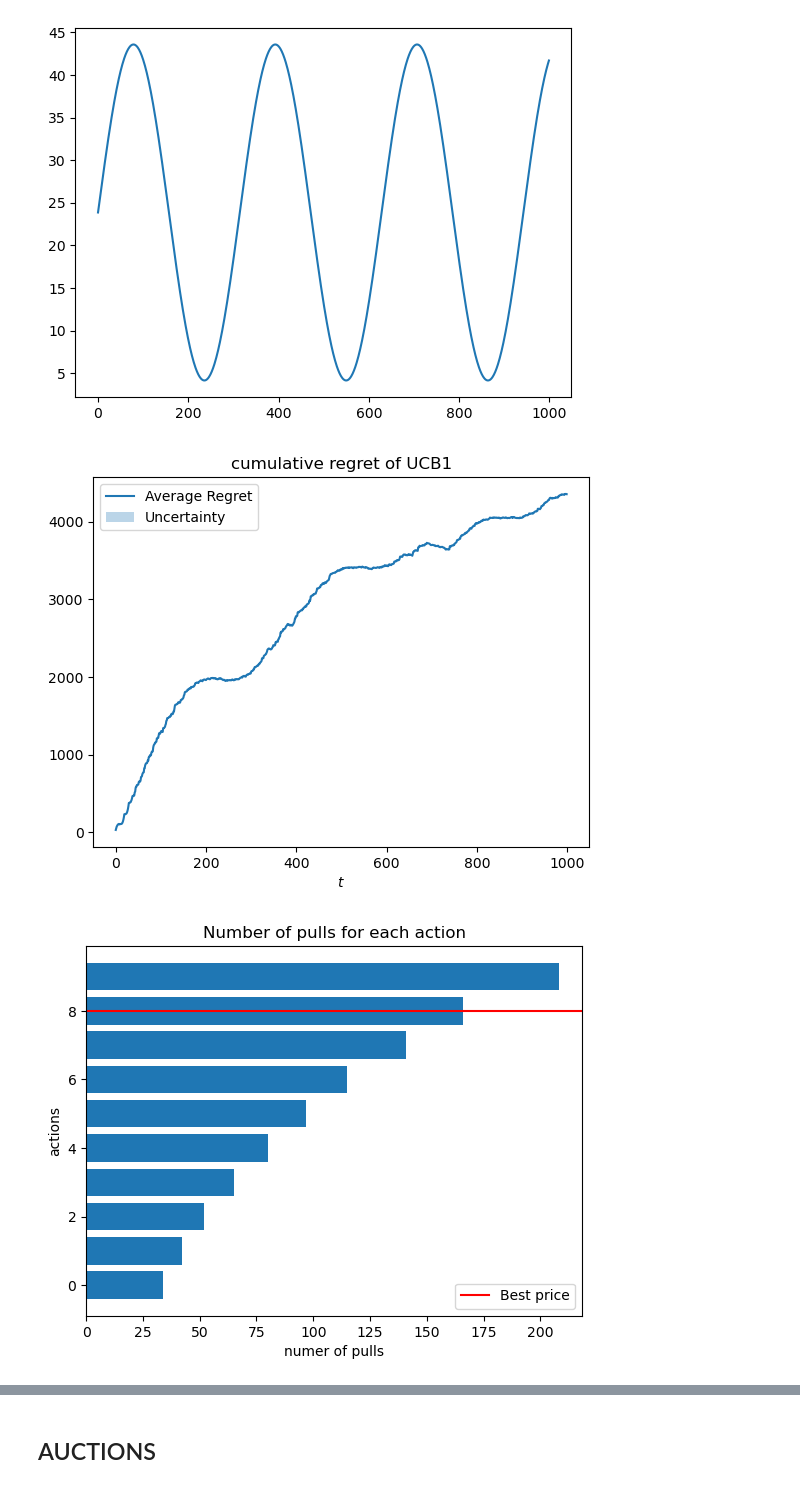
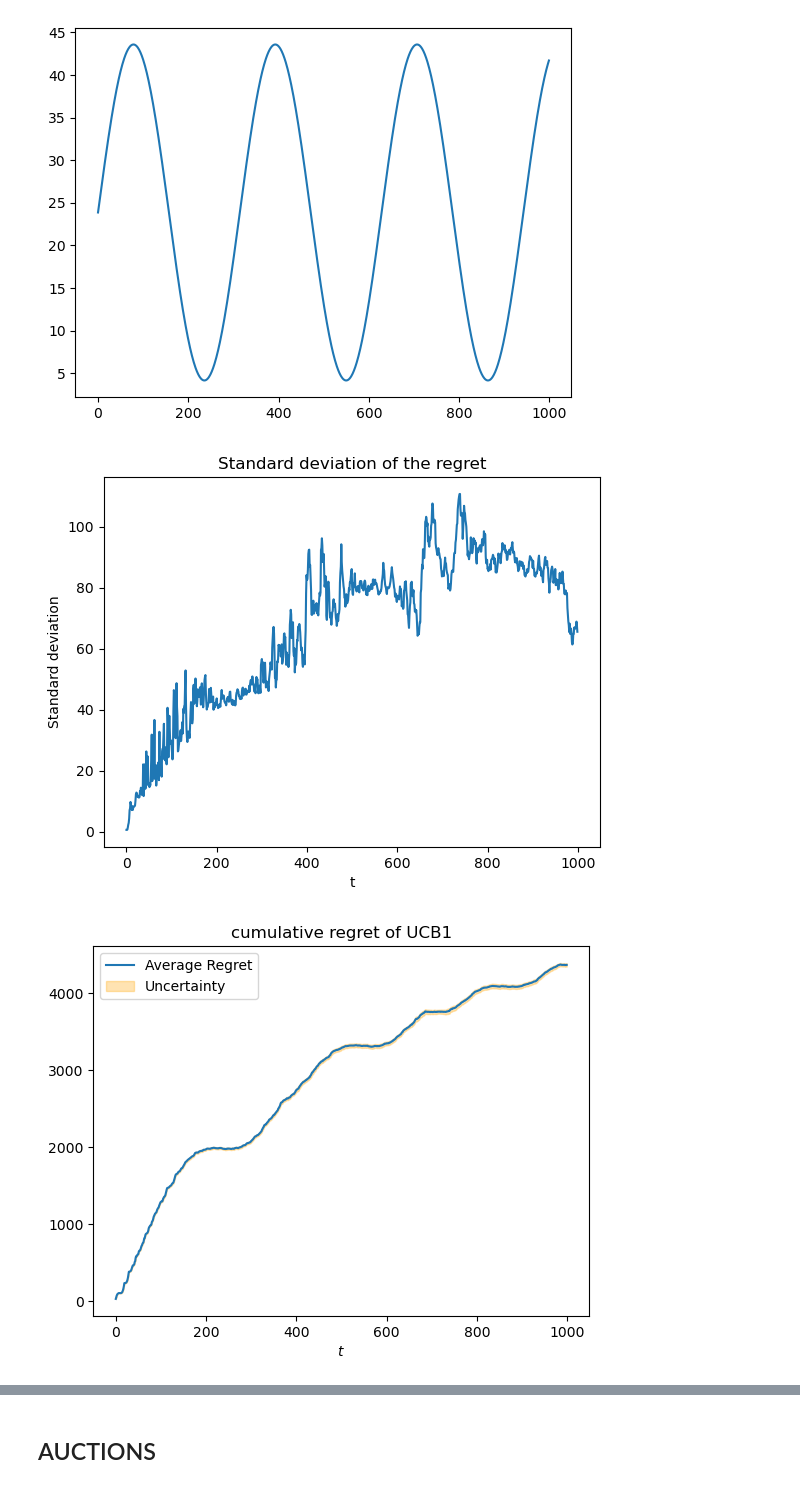
Before and after one commit to giulio8/OLA_project, a Jupyter notebook: Adversarial Environment.ipynb, the cells around one changed output, grey strips where cells are left out. Drawn from its saved outputs; the diff is of its cells as text; code cells hidden in the pictures.

```diff
--- a/Adversarial Environment.ipynb
+++ b/Adversarial Environment.ipynb
@@ -80,7 +80,8 @@ plt.plot(t_interval, expected_clairvoyant_rewards, label='Expected Clairvoyant R
 [<matplotlib.lines.Line2D at 0x...>]
 [figure]
 # %%
-n_trials = 1#ITERATIONS
+
+n_trials = 10#ITERATIONS
 
 regret_per_trial = []
 
@@ -99,34 +100,39 @@ for seed in range(n_trials):
 
         agent_rewards = np.append(agent_rewards, r_t)
 
     cumulative_regret = np.cumsum(expected_clairvoyant_rewards-agent_rewards)
     regret_per_trial.append(cumulative_regret)
 
 regret_per_trial = np.array(regret_per_trial)
 
 average_regret = regret_per_trial.mean(axis=0)
 regret_sd = regret_per_trial.std(axis=0)
+plt.plot(regret_sd)
+plt.title('Standard deviation of the regret')
+plt.xlabel('t')
+plt.ylabel('Standard deviation')
+plt.show()
 
 plt.plot(np.arange(T), average_regret, label='Average Regret')
 plt.title('cumulative regret of UCB1')
 plt.fill_between(np.arange(T),
                 average_regret-regret_sd/np.sqrt(n_trials),
                 average_regret+regret_sd/np.sqrt(n_trials),
                 alpha=0.3,
-                label='Uncertainty')
-#plt.plot((0,T-1), (average_regret[0], average_regret[-1]), 'ro', linestyle="--")
+                label='Uncertainty', color='orange')
+
 plt.xlabel('$t$')
 plt.legend()
 plt.show()
 
 plt.figure()
 plt.barh(np.arange(NUMBER_OF_PRICES), ucb_agent.N_pulls)
 plt.axhline(best_price_index, color='red', label='Best price')
 plt.ylabel('actions')
 plt.xlabel('numer of pulls')
 plt.legend()
 plt.title('Number of pulls for each action')
 plt.show()
 # %% [output]
-[figure, old version]
+[figure, new version]
-[figure, old version]
+[figure, new version]
```
Also changed, not shown: parts of 9 cells of this notebook, 1 other file.
